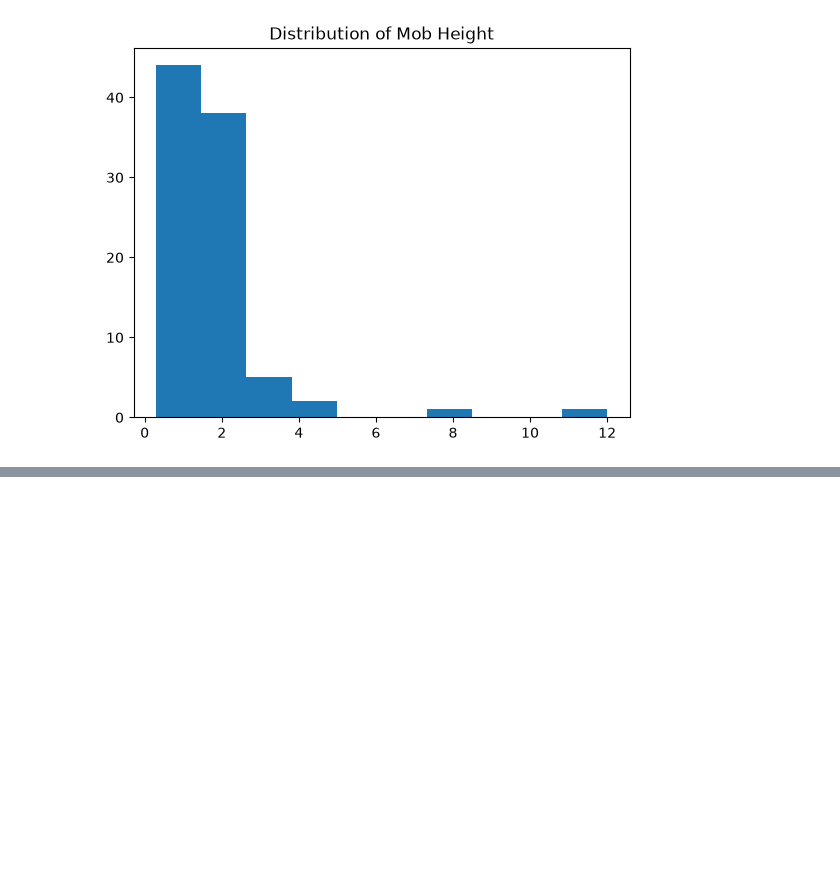
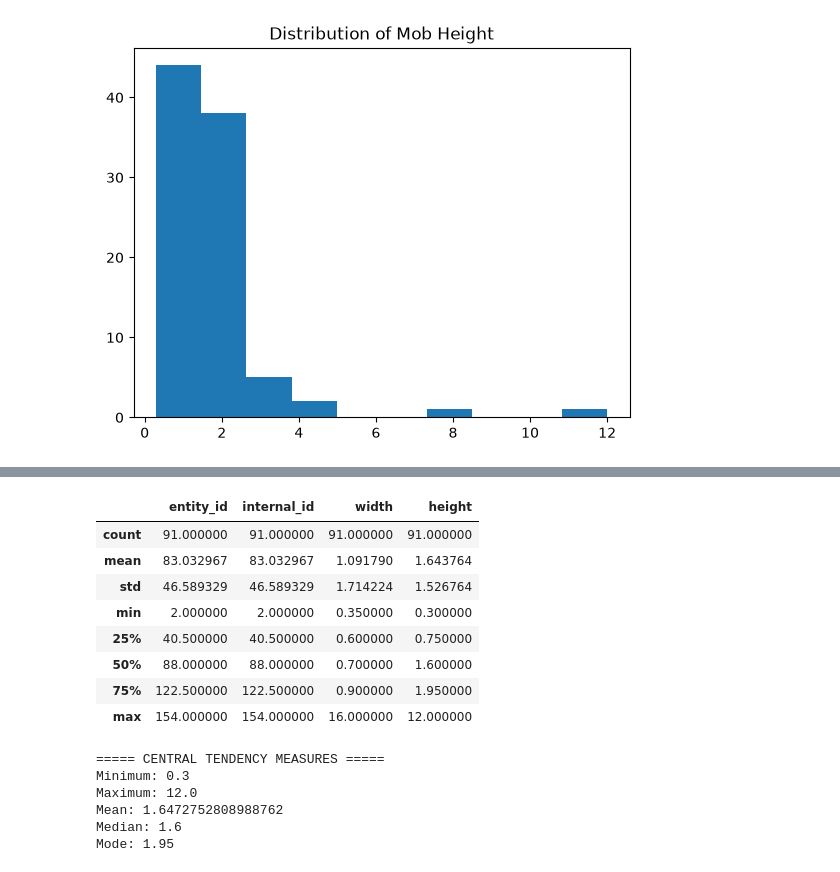
Before and after one commit to smore38997/MSCS_634_Lab_1, a Jupyter notebook: Lab1.ipynb, the cells around one changed output, grey strips where cells are left out. Cells and saved outputs as stored; diff of their text form; code cells hidden in the pictures; blank space fills up the shorter version.

```diff
--- a/Lab1.ipynb
+++ b/Lab1.ipynb
@@ -43,0 +219,42 @@ plt.show()
+# %%
+df.describe()
+# %% [output]
+|  | entity_id | internal_id | width | height |
+| count | 91.000000 | 91.000000 | 91.000000 | 91.000000 |
+| mean | 83.032967 | 83.032967 | 1.091790 | 1.643764 |
+| std | 46.589329 | 46.589329 | 1.714224 | 1.526764 |
+| min | 2.000000 | 2.000000 | 0.350000 | 0.300000 |
+| 25% | 40.500000 | 40.500000 | 0.600000 | 0.750000 |
+| 50% | 88.000000 | 88.000000 | 0.700000 | 1.600000 |
+| 75% | 122.500000 | 122.500000 | 0.900000 | 1.950000 |
+| max | 154.000000 | 154.000000 | 16.000000 | 12.000000 |
+# %%
+import pandas as pd
+
+# Load dataset
+df = pd.read_csv("mobsWithMissingDetails.csv")
+
+# Select height column and remove missing values
+height = df["height"].dropna()
+
+# Calculate central tendency measures
+minimum = height.min()
+maximum = height.max()
+mean = height.mean()
+median = height.median()
+mode = height.mode()[0]
+
+# Display results
+print("===== CENTRAL TENDENCY MEASURES =====")
+print("Minimum:", minimum)
+print("Maximum:", maximum)
+print("Mean:", mean)
+print("Median:", median)
+print("Mode:", mode)
+# %% [output]
+===== CENTRAL TENDENCY MEASURES =====
+Minimum: 0.3
+Maximum: 12.0
+Mean: 1.6472752808988762
+Median: 1.6
+Mode: 1.95
```
Also changed, not shown: parts of 8 cells of this notebook, 4 other files.
